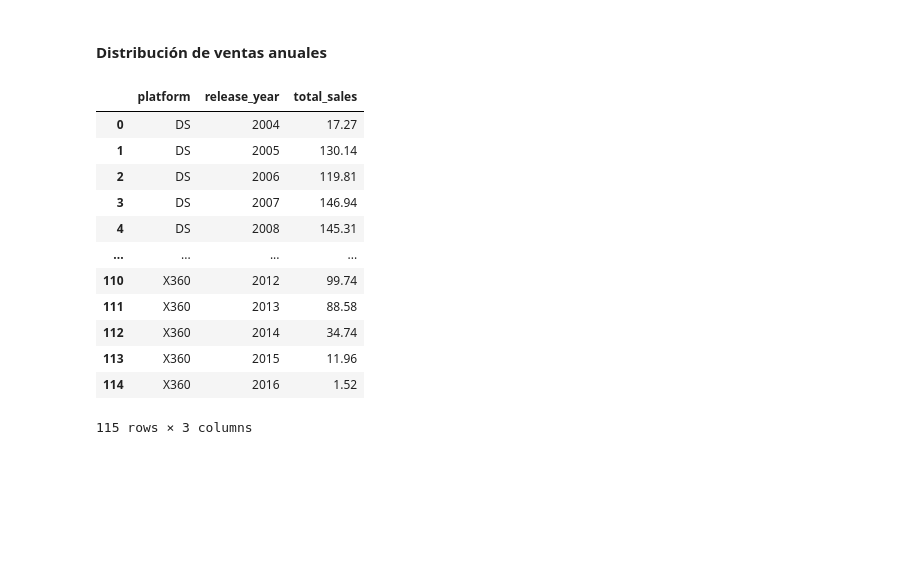
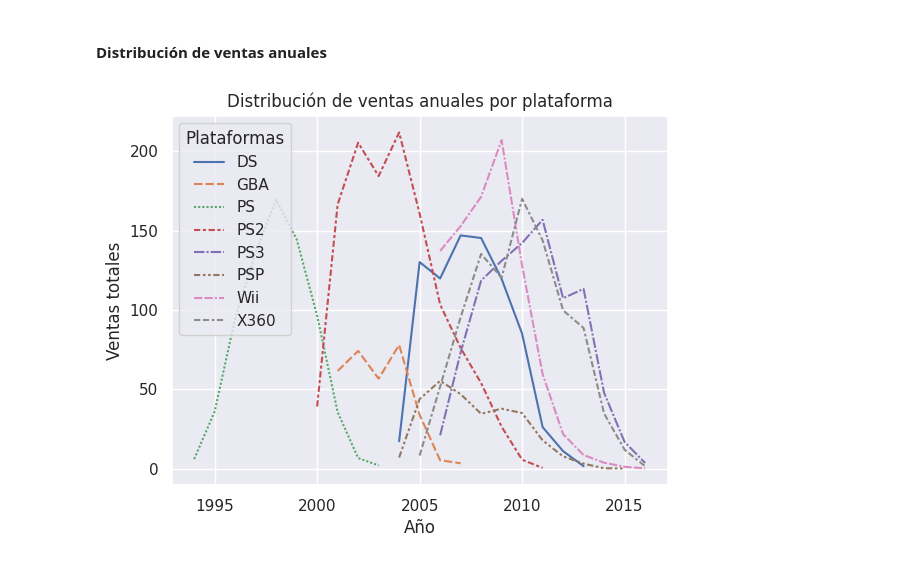
Before and after one commit to rodwayne/tt-sprint6-project, a Jupyter notebook: project.ipynb, the cells around one changed output. Drawn from its saved outputs; the diff is of its cells as text; code cells hidden in the pictures; blank space fills up the shorter version.

Commit message:
Plotted anual platform sales

```diff
--- a/project.ipynb
+++ b/project.ipynb
@@ -235,7 +235,7 @@ Al filtrar las filas por el top 10 de plataformas con más ventas encontré que
 
 De dejar estos registros, al querer mostrar la distribución anual de las consolas, estas podrían contener valores fuera de su período de vida real causando que parezcan que algunas de ellas existían desde antes.
 # %%
-platform_release_years = {'PS': 1994, 'PS2': 2000, 'GBA': 2001, 'DS': 2004, 'PSP': 2004, 'X360': 2005, 'PS3': 2006, 'Wii': 2006, 'PS4': 2013, 'PC': 1985}
+platform_release_years = {'PS': 1994, 'PS2': 2000, 'GBA': 2001, 'DS': 2004, 'PSP': 2004, 'X360': 2005, 'PS3': 2006, 'Wii': 2006}
 
 # Condición para filtrar las filas donde el año de lanzamiento del juego sea mayor o igual al año de lanzamiento de la plataforma
 platform_release_condition = df_top_platforms['release_year'] >= df_top_platforms['platform'].map(platform_release_years)
@@ -261,18 +261,15 @@ df_top_platforms_clean
 # %% [markdown]
 #### Distribución de ventas anuales
 # %%
-df_top_platforms_clean.groupby(['platform', 'release_year'], as_index=False)['total_sales'].sum()
+platform_sales_distribution = df_top_platforms_clean.groupby(['platform', 'release_year'], as_index=False)['total_sales'].sum()
-# %% [output]
-|  | platform | release_year | total_sales |
-| 0 | DS | 2004 | 17.27 |
-| 1 | DS | 2005 | 130.14 |
-| 2 | DS | 2006 | 119.81 |
-| 3 | DS | 2007 | 146.94 |
-| 4 | DS | 2008 | 145.31 |
-| ... | ... | ... | ... |
-| 110 | X360 | 2012 | 99.74 |
-| 111 | X360 | 2013 | 88.58 |
-| 112 | X360 | 2014 | 34.74 |
-| 113 | X360 | 2015 | 11.96 |
-| 114 | X360 | 2016 | 1.52 |
-115 rows × 3 columns
+# %%
+sns.set_theme()
+sns.lineplot(data=platform_sales_distribution, x='release_year', y='total_sales', hue='platform', style='platform')
+plt.title('Distribución de ventas anuales por plataforma')
+plt.xlabel('Año')
+plt.ylabel('Ventas totales')
+plt.legend(title='Plataformas')
+plt.show()
+# sns.displot(data=platform_sales_distribution, x='release_year', y='total_sales', hue='platform', col='platform')
+# %% [output]
+[figure, added]
```
Also changed, not shown: parts of 6 cells of this notebook.
